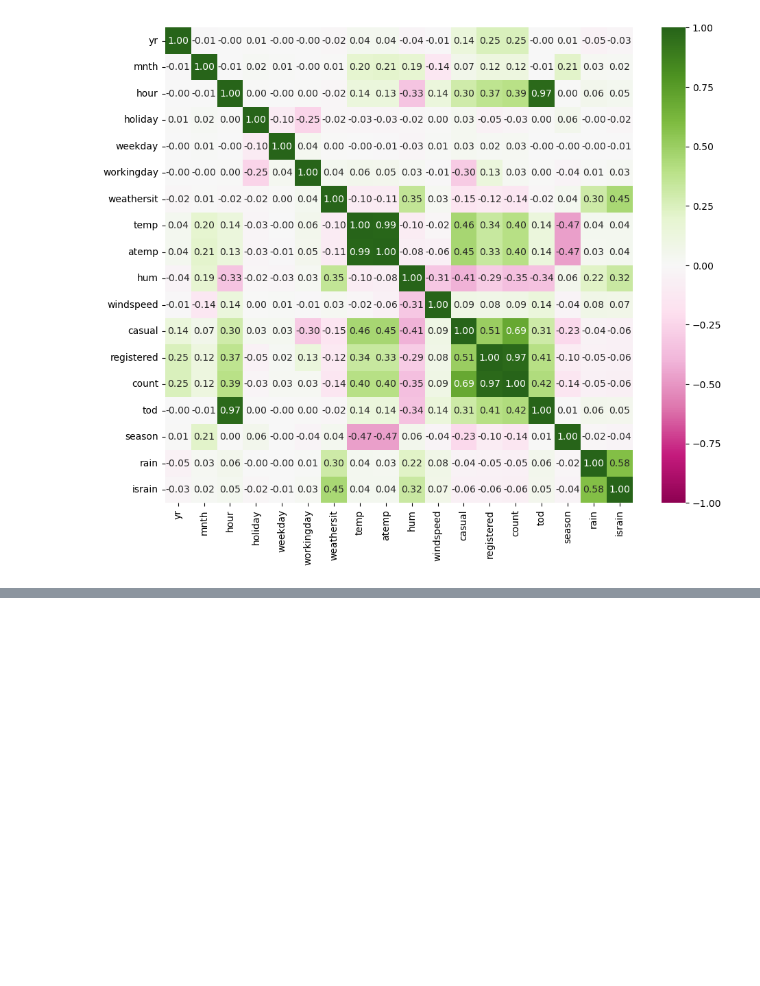
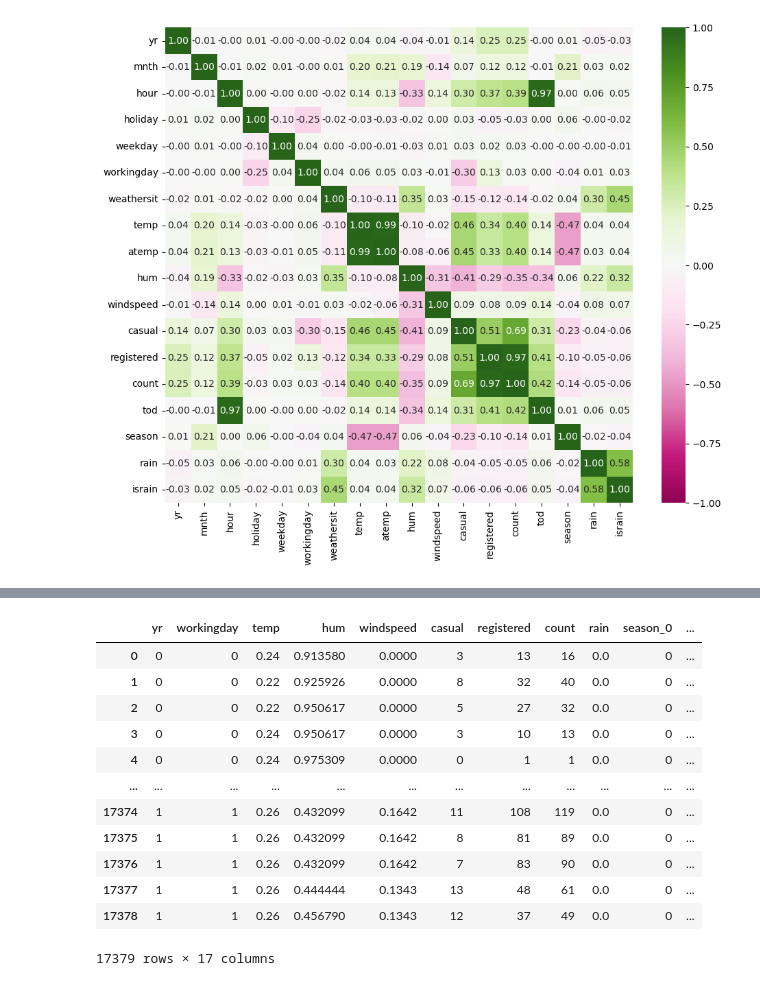
Before and after one commit to mks-0/code-academy, a Jupyter notebook: Capital-Bike-Share-Project/bikes-ml.ipynb, the cells around one changed output, grey strips where cells are left out. Cells and saved outputs as stored; diff of their text form; code cells hidden in the pictures; blank space fills up the shorter version.

```diff
--- a/Capital-Bike-Share-Project/bikes-ml.ipynb
+++ b/Capital-Bike-Share-Project/bikes-ml.ipynb
@@ -67,0 +87,46 @@ def choose_features():
+# %%
+hd_enc = pd.get_dummies(hd, columns=["season", "tod"], dtype=int).drop(
+    [
+        "mnth",
+        "hour",
+        "holiday",
+        "weekday",
+        "weathersit",
+        "atemp",
+        "israin",
+        "datetime",
+    ],
+    axis=1,
+)
+dd_enc = pd.get_dummies(dd, columns=["season"], dtype=int).drop(
+    [
+        "mnth",
+        "holiday",
+        "weekday",
+        "weathersit",
+        "atemp",
+        "israin",
+        "date",
+        "issnow",
+        "snow",
+        "hum",
+        "windspeed"
+    ],
+    axis=1,
+)
+# %%
+hd_enc
+# %% [output]
+|  | yr | workingday | temp | hum | windspeed | casual | registered | count | rain | season_0 | ... |
+| 0 | 0 | 0 | 0.24 | 0.913580 | 0.0000 | 3 | 13 | 16 | 0.0 | 0 | ... |
+| 1 | 0 | 0 | 0.22 | 0.925926 | 0.0000 | 8 | 32 | 40 | 0.0 | 0 | ... |
+| 2 | 0 | 0 | 0.22 | 0.950617 | 0.0000 | 5 | 27 | 32 | 0.0 | 0 | ... |
+| 3 | 0 | 0 | 0.24 | 0.950617 | 0.0000 | 3 | 10 | 13 | 0.0 | 0 | ... |
+| 4 | 0 | 0 | 0.24 | 0.975309 | 0.0000 | 0 | 1 | 1 | 0.0 | 0 | ... |
+| ... | ... | ... | ... | ... | ... | ... | ... | ... | ... | ... | ... |
+| 17374 | 1 | 1 | 0.26 | 0.432099 | 0.1642 | 11 | 108 | 119 | 0.0 | 0 | ... |
+| 17375 | 1 | 1 | 0.26 | 0.432099 | 0.1642 | 8 | 81 | 89 | 0.0 | 0 | ... |
+| 17376 | 1 | 1 | 0.26 | 0.432099 | 0.1642 | 7 | 83 | 90 | 0.0 | 0 | ... |
+| 17377 | 1 | 1 | 0.26 | 0.444444 | 0.1343 | 13 | 48 | 61 | 0.0 | 0 | ... |
+| 17378 | 1 | 1 | 0.26 | 0.456790 | 0.1343 | 12 | 37 | 49 | 0.0 | 0 | ... |
+17379 rows × 17 columns
```
Also changed, not shown: parts of 13 cells of this notebook, 2 other files.
